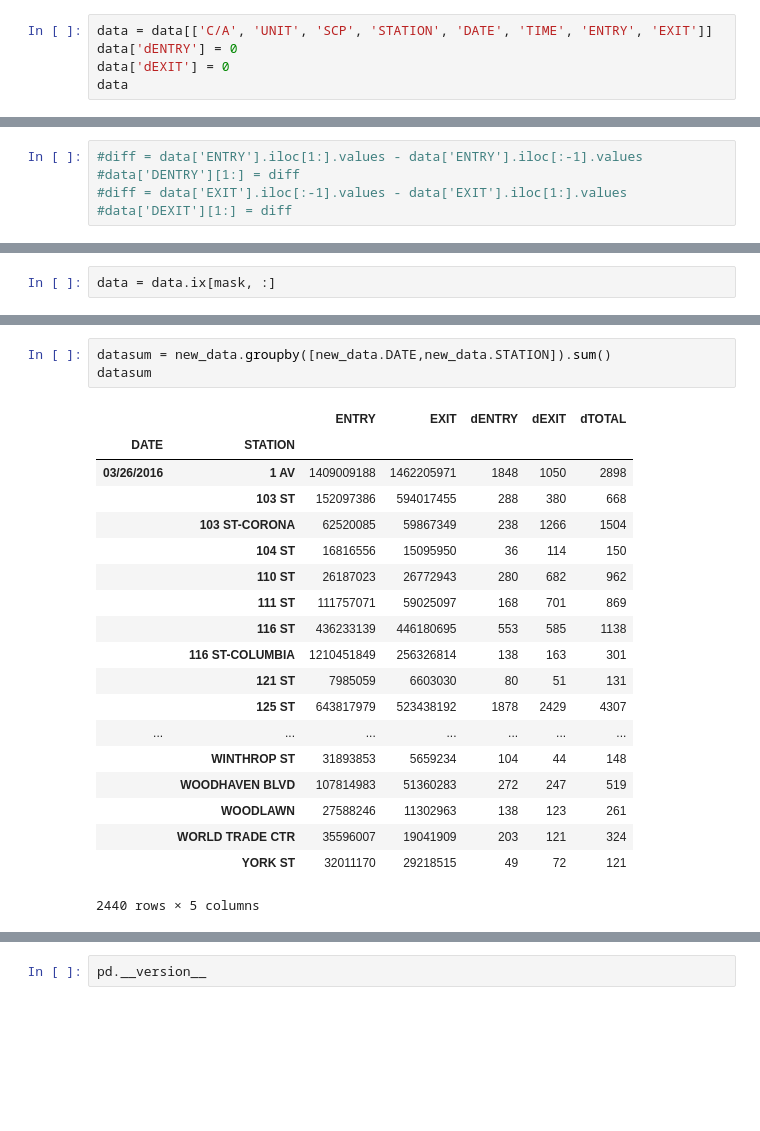
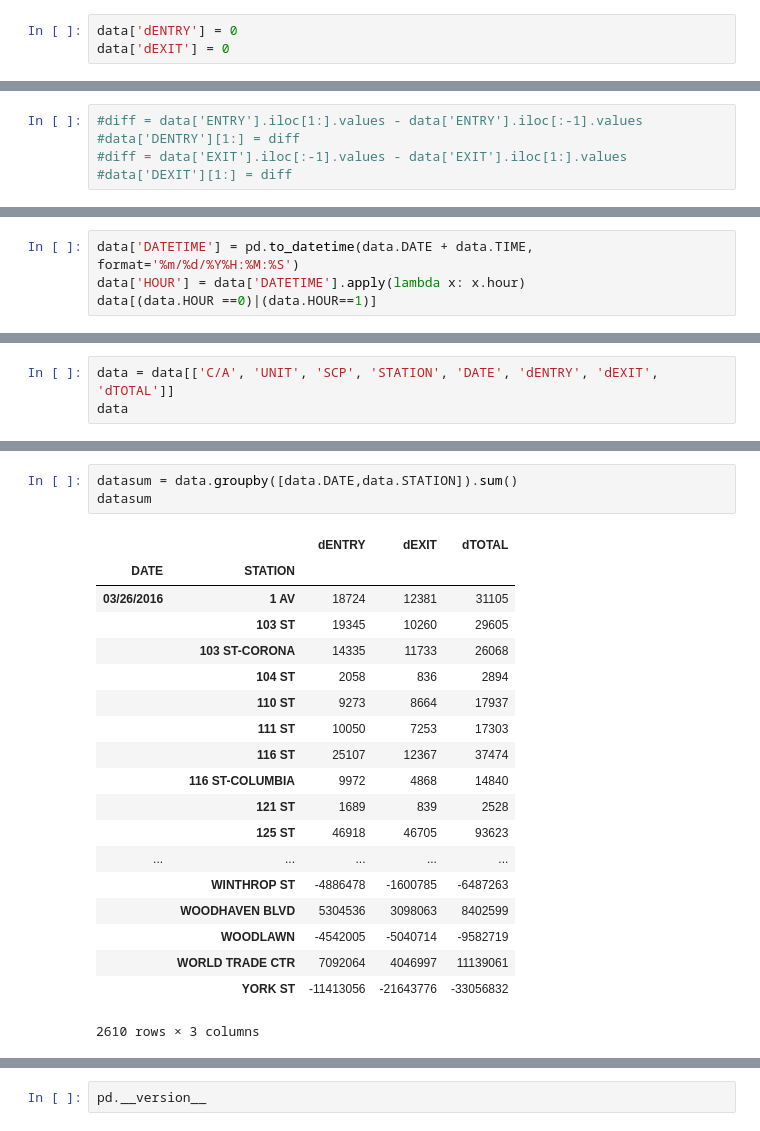
Before and after one commit to jgondin/benson_team_awesome, a Jupyter notebook: benson_project_anny.ipynb, the cells around one changed output, grey strips where cells are left out. Cells and saved outputs as stored; diff of their text form; blank space fills up the shorter version.

```diff
--- a/benson_project_anny.ipynb
+++ b/benson_project_anny.ipynb
@@ -115,7 +115,5 @@ data.head()
 | 3 | A002 | R051 | 02-00-00 | 59 ST | NQR456 | BMT | 03/26/2016 | 12:00:00 | REGULAR | 5595746 | 1893282 |
 | 4 | A002 | R051 | 02-00-00 | 59 ST | NQR456 | BMT | 03/26/2016 | 16:00:00 | REGULAR | 5595746 | 1893282 |
 # %%
-data = data[['C/A', 'UNIT', 'SCP', 'STATION', 'DATE', 'TIME', 'ENTRY', 'EXIT']]
 data['dENTRY'] = 0
 data['dEXIT'] = 0
-data
@@ -172,2 +129,4 @@ mask = (data['TIME'] == '00:00:00') | (data['TIME']=='01:00:00')
-# %%
-data = data.ix[mask, :]
+# %%
+data['DATETIME'] = pd.to_datetime(data.DATE + data.TIME, format='%m/%d/%Y%H:%M:%S')
+data['HOUR'] = data['DATETIME'].apply(lambda x: x.hour)
+data[(data.HOUR ==0)|(data.HOUR==1)]
@@ -173,0 +152,3 @@ data = data.ix[mask, :]
+# %%
+data = data[['C/A', 'UNIT', 'SCP', 'STATION', 'DATE', 'dENTRY', 'dEXIT', 'dTOTAL']]
+data
@@ -198,25 +195,25 @@ new_data
 # %%
-datasum = new_data.groupby([new_data.DATE,new_data.STATION]).sum()
+datasum = data.groupby([data.DATE,data.STATION]).sum()
 datasum
 # %% [output]
-|  |  | ENTRY | EXIT | dENTRY | dEXIT | dTOTAL |
-| DATE | STATION |  |  |  |  |  |
-| 03/26/2016 | 1 AV | 1409009188 | 1462205971 | 1848 | 1050 | 2898 |
-|  | 103 ST | 152097386 | 594017455 | 288 | 380 | 668 |
-|  | 103 ST-CORONA | 62520085 | 59867349 | 238 | 1266 | 1504 |
-|  | 104 ST | 16816556 | 15095950 | 36 | 114 | 150 |
-|  | 110 ST | 26187023 | 26772943 | 280 | 682 | 962 |
-|  | 111 ST | 111757071 | 59025097 | 168 | 701 | 869 |
-|  | 116 ST | 436233139 | 446180695 | 553 | 585 | 1138 |
-|  | 116 ST-COLUMBIA | 1210451849 | 256326814 | 138 | 163 | 301 |
-|  | 121 ST | 7985059 | 6603030 | 80 | 51 | 131 |
-|  | 125 ST | 643817979 | 523438192 | 1878 | 2429 | 4307 |
-| ... | ... | ... | ... | ... | ... | ... |
-|  | WINTHROP ST | 31893853 | 5659234 | 104 | 44 | 148 |
-|  | WOODHAVEN BLVD | 107814983 | 51360283 | 272 | 247 | 519 |
-|  | WOODLAWN | 27588246 | 11302963 | 138 | 123 | 261 |
-|  | WORLD TRADE CTR | 35596007 | 19041909 | 203 | 121 | 324 |
-|  | YORK ST | 32011170 | 29218515 | 49 | 72 | 121 |
+|  |  | dENTRY | dEXIT | dTOTAL |
+| DATE | STATION |  |  |  |
+| 03/26/2016 | 1 AV | 18724 | 12381 | 31105 |
+|  | 103 ST | 19345 | 10260 | 29605 |
+|  | 103 ST-CORONA | 14335 | 11733 | 26068 |
+|  | 104 ST | 2058 | 836 | 2894 |
+|  | 110 ST | 9273 | 8664 | 17937 |
+|  | 111 ST | 10050 | 7253 | 17303 |
+|  | 116 ST | 25107 | 12367 | 37474 |
+|  | 116 ST-COLUMBIA | 9972 | 4868 | 14840 |
+|  | 121 ST | 1689 | 839 | 2528 |
+|  | 125 ST | 46918 | 46705 | 93623 |
+| ... | ... | ... | ... | ... |
+|  | WINTHROP ST | -4886478 | -1600785 | -6487263 |
+|  | WOODHAVEN BLVD | 5304536 | 3098063 | 8402599 |
+|  | WOODLAWN | -4542005 | -5040714 | -9582719 |
+|  | WORLD TRADE CTR | 7092064 | 4046997 | 11139061 |
+|  | YORK ST | -11413056 | -21643776 | -33056832 |
-2440 rows × 5 columns
+2610 rows × 3 columns
 # %%
 plt.figure(figsize=(10,3))
```
Also changed, not shown: parts of 9 cells of this notebook.
